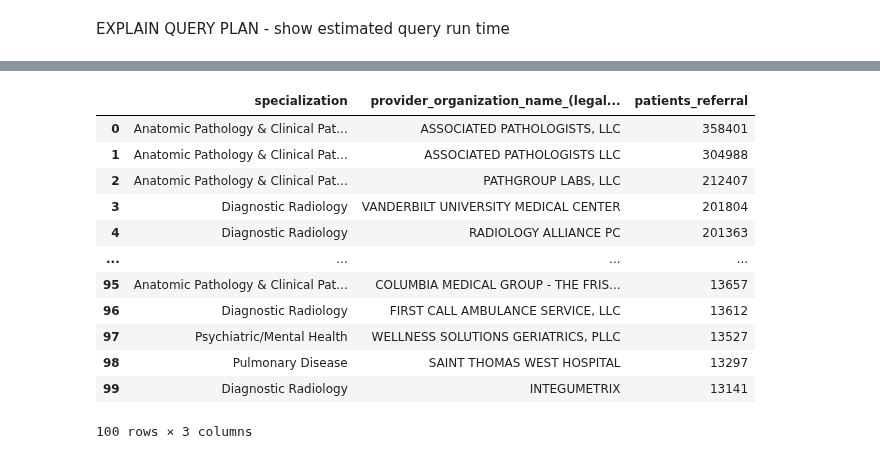
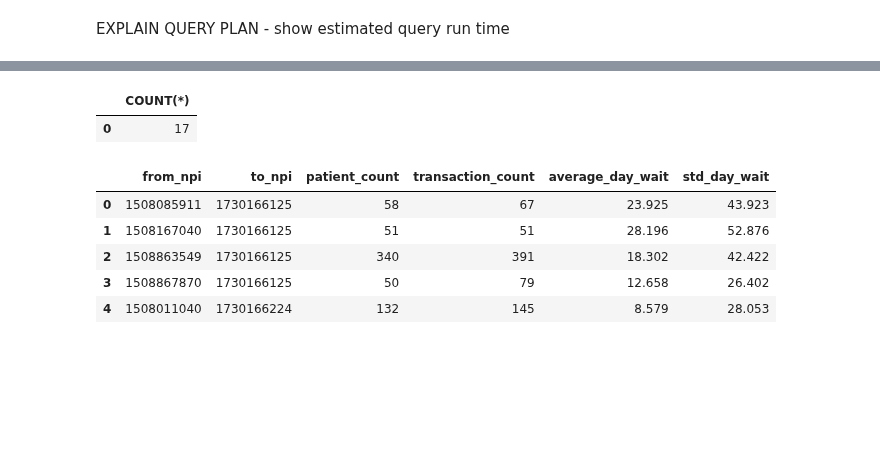
Before and after one commit to tomoumer/hop_team-the-hindenburgs, a Jupyter notebook: Hop_Teaming_Analysis.ipynb, the cells around one changed output, grey strips where cells are left out. Drawn from its saved outputs; the diff is of its cells as text; code cells hidden in the pictures; blank space fills up the shorter version.

```diff
--- a/Hop_Teaming_Analysis.ipynb
+++ b/Hop_Teaming_Analysis.ipynb
@@ -92,0 +102,11 @@ LIMIT 20;
+# %%
+query = '''
+SELECT DISTINCT (specialization), COUNT(display_name)
+FROM taxonomy
+GROUP BY COUNT(display_name);
+'''
+
+with sqlite3.connect('Hop_Teaming_2018.sqlite') as db:
+    specialization_sqlite = pd.read_sql(query, db)
+
+specialization_sqlite
@@ -93,19 +191,32 @@ LIMIT 20;
+# %%
+query = '''
+SELECT COUNT(*)
+FROM taxonomy
+WHERE t.classification LIKE '%Hospital%';
+'''
+
+with sqlite3.connect('Hop_Teaming_2018.sqlite') as db:
+    taxonomy_sqlite = pd.read_sql(query, db)
+
+taxonomy_sqlite
+# %% [output]
+|  | COUNT(*) |
+| 0 | 17 |
 # %%
+query = '''
+SELECT *
+FROM Hop_Teaming_2018
+LIMIT 5;
+'''
+
 with sqlite3.connect('Hop_Teaming_2018.sqlite') as db:
-    Nashville_sqlite = pd.read_sql(query, db)
+    test_sqlite = pd.read_sql(query, db)
+
+test_sqlite
+# %% [output]
+|  | from_npi | to_npi | patient_count | transaction_count | average_day_wait | std_day_wait |
+| 0 | 1508085911 | 1730166125 | 58 | 67 | 23.925 | 43.923 |
+| 1 | 1508167040 | 1730166125 | 51 | 51 | 28.196 | 52.876 |
+| 2 | 1508863549 | 1730166125 | 340 | 391 | 18.302 | 42.422 |
+| 3 | 1508867870 | 1730166125 | 50 | 79 | 12.658 | 26.402 |
+| 4 | 1508011040 | 1730166224 | 132 | 145 | 8.579 | 28.053 |
-# %%
-Nashville_sqlite
-# %% [output]
-|  | specialization | provider_organization_name_(legal... | patients_referral |
-| 0 | Anatomic Pathology & Clinical Pat... | ASSOCIATED PATHOLOGISTS, LLC | 358401 |
-| 1 | Anatomic Pathology & Clinical Pat... | ASSOCIATED PATHOLOGISTS LLC | 304988 |
-| 2 | Anatomic Pathology & Clinical Pat... | PATHGROUP LABS, LLC | 212407 |
-| 3 | Diagnostic Radiology | VANDERBILT UNIVERSITY MEDICAL CENTER | 201804 |
-| 4 | Diagnostic Radiology | RADIOLOGY ALLIANCE PC | 201363 |
-| ... | ... | ... | ... |
-| 95 | Anatomic Pathology & Clinical Pat... | COLUMBIA MEDICAL GROUP - THE FRIS... | 13657 |
-| 96 | Diagnostic Radiology | FIRST CALL AMBULANCE SERVICE, LLC | 13612 |
-| 97 | Psychiatric/Mental Health | WELLNESS SOLUTIONS GERIATRICS, PLLC | 13527 |
-| 98 | Pulmonary Disease | SAINT THOMAS WEST HOSPITAL | 13297 |
-| 99 | Diagnostic Radiology | INTEGUMETRIX | 13141 |
-100 rows × 3 columns
```
Also changed, not shown: parts of 11 cells of this notebook.
